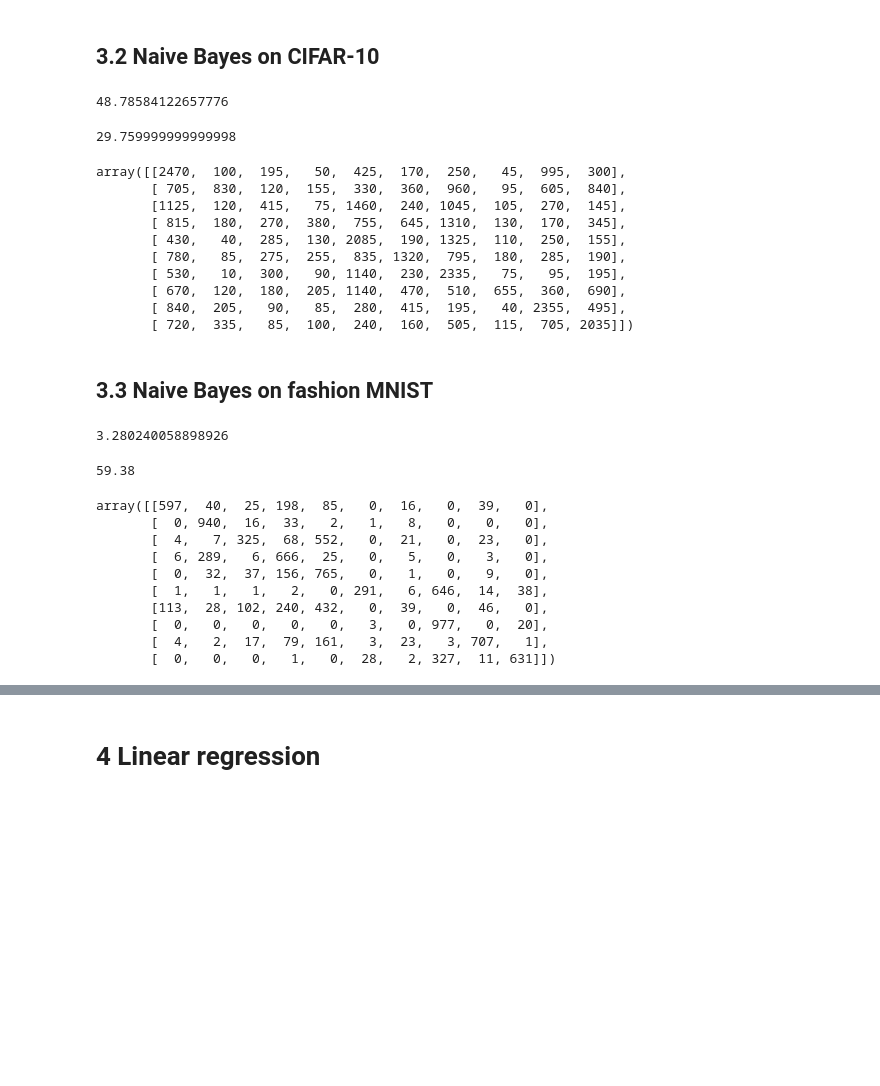
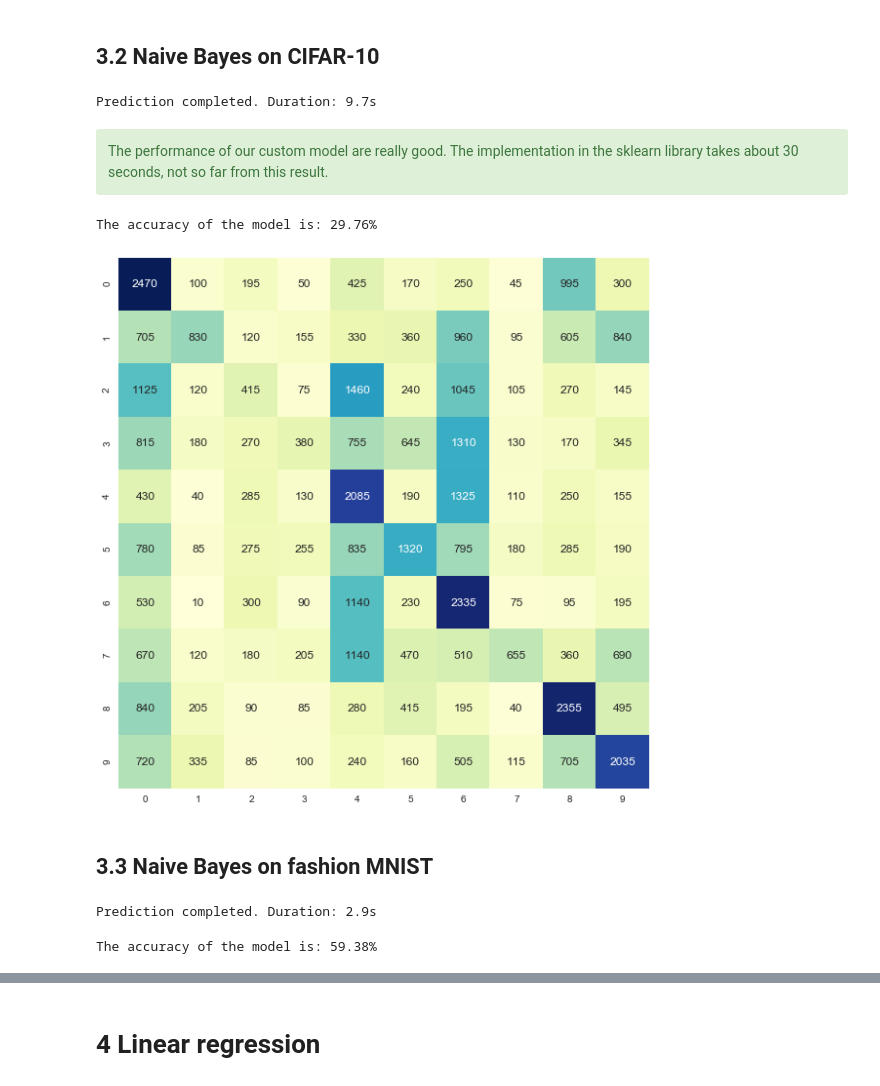
Before and after one commit to lomluca/asi_ae, a Jupyter notebook: assignment.ipynb, the cells around one changed output, grey strips where cells are left out. Cells and saved outputs as stored; diff of their text form; code cells hidden in the pictures; blank space fills up the shorter version.

```diff
--- a/assignment.ipynb
+++ b/assignment.ipynb
@@ -30,8 +31,8 @@ cifar10_train = pd.DataFrame(X_train)
 cifar10_train["class"] = y_train
 
 # CIFAR-10 test
-X_test = np.array([row for batch in [unpickle("./datasets/cifar-10-batches-py/test_batch")[b'data'] for i in range(1, 6)] for row in batch])
-y_test = np.array([label for batch in [unpickle("./datasets/cifar-10-batches-py/test_batch")[b'labels'] for i in range(1, 6)] for label in batch])
+X_test = unpickle("./datasets/cifar-10-batches-py/test_batch")[b'data']
+y_test = unpickle("./datasets/cifar-10-batches-py/test_batch")[b'labels']
 cifar10_test = pd.DataFrame(X_test)
 cifar10_test["class"] = y_test
 # %% [markdown]
@@ -43,17 +136,28 @@ cifar10_test["class"] = y_test
 # %%
 class NaiveBayes:
     def __init__(self):
-        pass
+        self.noise = 0.005
 
     def fit(self, X, y):
+        # separate rows by target class
         separated = [[x for x, t in zip(X, y) if t == c] for c in np.unique(y)]
+        # for all the rows belonging to the same class compute the mean and std dev for each attribute
+        # obtaining two matrices nb of classes x nb of features
+        # adding some noise in stds to avoid instability (division by zero problem)
         self.means = np.array([np.mean(g, axis=0) for g in separated])
-        self.stds = np.array([np.std(g, axis=0) for g in separated]) + 0.005
+        self.stds = np.array([np.std(g, axis=0) for g in separated]) + self.noise
 
     def predict(self, X):
+        # for each row apply the function that compute the likelihood for each class and return the best one
         return np.apply_along_axis(self.predict_class_by_row, 1, X)
 
     def predict_class_by_row(self, row):
+        # apply normal pdf in matrix form
+        # for each row (number of classes) we got the log(likelihood) for an attribute in that class
+        # using the log in order to avoid instability because of too small values
+        # instead of np.prod use np.sum thanks to log operation
+        # summing by row (independent attributes) we obtain the log(likelihood) for the i-th class
+        # return the most likely
         P = np.sum(np.log(np.divide(np.exp(-np.divide((row-self.means)**2, 2 * self.stds**2)), 2*self.stds*np.sqrt(2*np.pi))), axis=1)
         return np.argmax(P)
 # %% [markdown]
@@ -67,27 +171,24 @@ model.fit(X_train, y_train)
 import time
 start = time.time()
 X_test = cifar10_test.drop(columns="class").as_matrix()
-predicts = model.predict(X_test)
-print(time.time() - start)
+y_pred = model.predict(X_test)
+print("Prediction completed. Duration: %.1fs" % (time.time() - start))
 # %% [output]
-48.78584122657776
+Prediction completed. Duration: 9.7s
-# %%
-(cifar10_test["class"] == predicts).sum() / 50000 * 100
-# %% [output]
-29.759999999999998
-# %%
-confusion_matrix(cifar10_test["class"], predicts)
-# %% [output]
-array([[2470,  100,  195,   50,  425,  170,  250,   45,  995,  300],
-       [ 705,  830,  120,  155,  330,  360,  960,   95,  605,  840],
-       [1125,  120,  415,   75, 1460,  240, 1045,  105,  270,  145],
-       [ 815,  180,  270,  380,  755,  645, 1310,  130,  170,  345],
-       [ 430,   40,  285,  130, 2085,  190, 1325,  110,  250,  155],
-       [ 780,   85,  275,  255,  835, 1320,  795,  180,  285,  190],
-       [ 530,   10,  300,   90, 1140,  230, 2335,   75,   95,  195],
-       [ 670,  120,  180,  205, 1140,  470,  510,  655,  360,  690],
-       [ 840,  205,   90,   85,  280,  415,  195,   40, 2355,  495],
-       [ 720,  335,   85,  100,  240,  160,  505,  115,  705, 2035]])
+# %% [markdown]
+<div class="alert alert-success">
+The performance of our custom model are really good. The implementation in the sklearn library takes about 30 seconds, not so far from this result.
+</div>
+# %%
+print("The accuracy of the model is: %.2f%%" % ((cifar10_test["class"] == y_pred).sum() / len(cifar10_test) * 100))
+# %% [output]
+The accuracy of the model is: 29.76%
+# %%
+plt.figure(figsize=(10,10))
+confusion_matrix_data = confusion_matrix(cifar10_test["class"], y_pred)
+ax = sns.heatmap(confusion_matrix_data, annot=True, cbar=False, square=True, fmt='d', cmap="YlGnBu")
+# %% [output]
+[figure, added]
 # %% [markdown]
 ## 3.3 Naive Bayes on fashion MNIST
 # %%
@@ -99,24 +200,11 @@ model2.fit(X_train, y_train)
 import time
 start = time.time()
 X_test = fashion_mnist_test.drop(columns="label").as_matrix()
-predicts = model2.predict(X_test)
-print(time.time() - start)
+y_pred = model2.predict(X_test)
+print("Prediction completed. Duration: %.1fs" % (time.time() - start))
 # %% [output]
-3.280240058898926
+Prediction completed. Duration: 2.9s
 # %%
-(fashion_mnist_test["label"] == predicts).sum() / len(fashion_mnist_test) * 100
+print("The accuracy of the model is: %.2f%%" % ((fashion_mnist_test["label"] == predicts).sum() / len(fashion_mnist_test) * 100))
 # %% [output]
-59.38
+The accuracy of the model is: 59.38%
-# %%
-confusion_matrix(fashion_mnist_test["label"], predicts)
-# %% [output]
-array([[597,  40,  25, 198,  85,   0,  16,   0,  39,   0],
-       [  0, 940,  16,  33,   2,   1,   8,   0,   0,   0],
-       [  4,   7, 325,  68, 552,   0,  21,   0,  23,   0],
-       [  6, 289,   6, 666,  25,   0,   5,   0,   3,   0],
-       [  0,  32,  37, 156, 765,   0,   1,   0,   9,   0],
-       [  1,   1,   1,   2,   0, 291,   6, 646,  14,  38],
-       [113,  28, 102, 240, 432,   0,  39,   0,  46,   0],
-       [  0,   0,   0,   0,   0,   3,   0, 977,   0,  20],
-       [  4,   2,  17,  79, 161,   3,  23,   3, 707,   1],
-       [  0,   0,   0,   1,   0,  28,   2, 327,  11, 631]])
```
Also changed, not shown: parts of 23 cells of this notebook.
